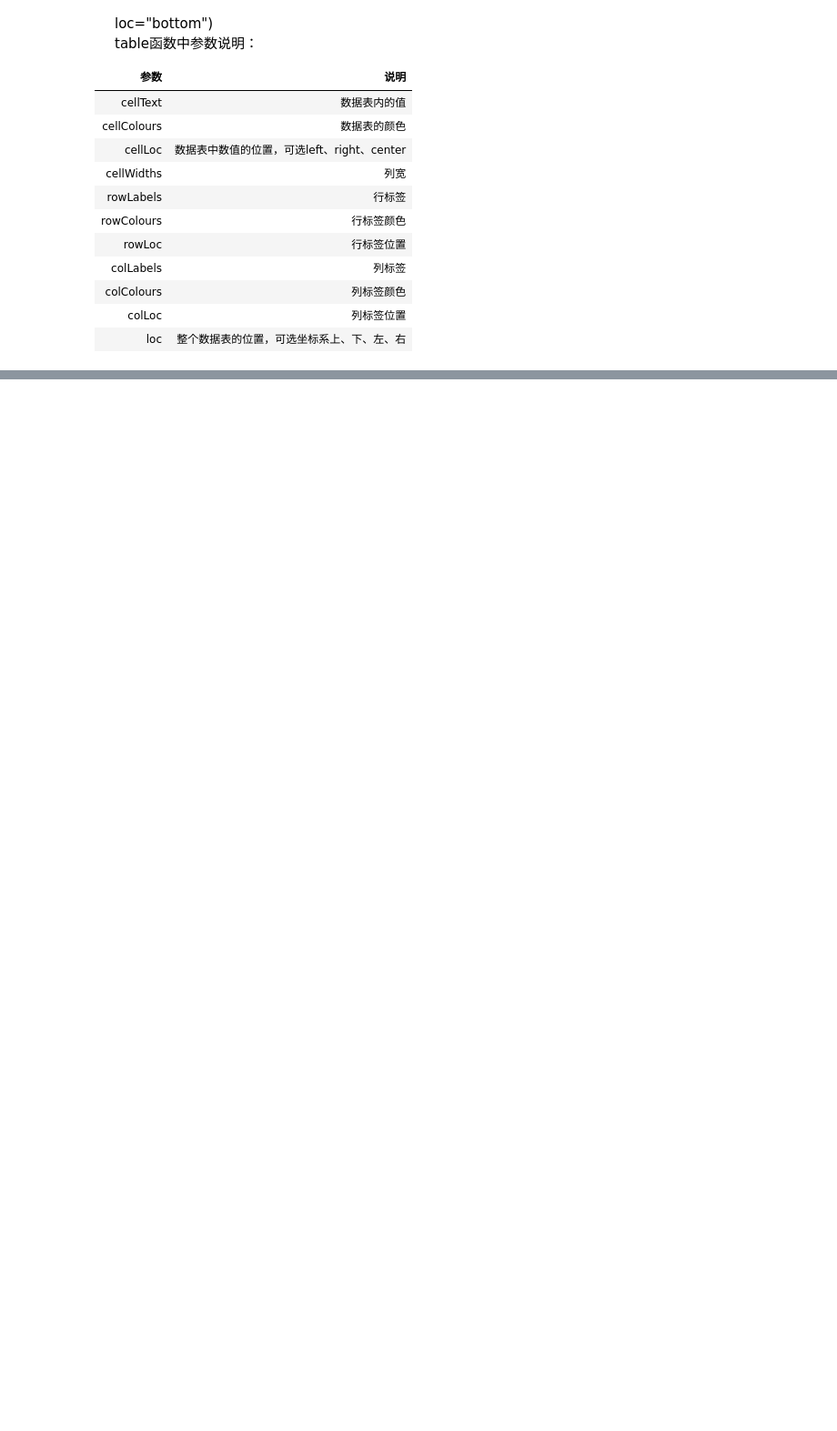
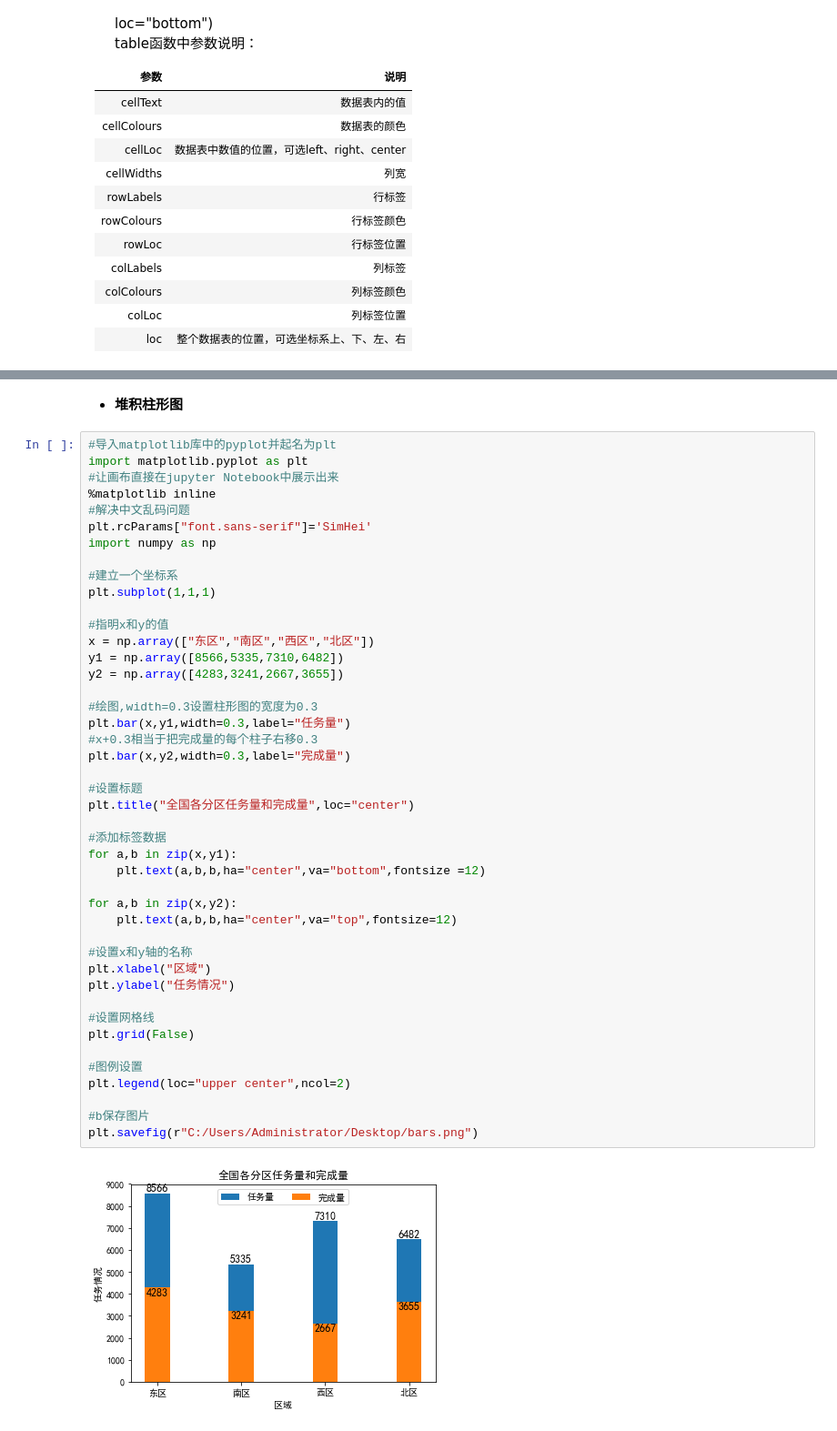
Before and after one commit to xmaniu/Excel-Python, a Jupyter notebook: Code/Chapter13.ipynb, the cells around one changed output, grey strips where cells are left out. Shown at 91% size. Drawn from its saved outputs; the diff is of its cells as text; blank space fills up the shorter version.

```diff
--- a/Code/Chapter13.ipynb
+++ b/Code/Chapter13.ipynb
@@ -446,0 +580,48 @@ TypeError: ufunc 'add' did not contain a loop with signature matching types dtyp
+# %% [markdown]
+- **堆积柱形图**
+# %%
+#导入matplotlib库中的pyplot并起名为plt
+import matplotlib.pyplot as plt
+#让画布直接在jupyter Notebook中展示出来
+%matplotlib inline
+#解决中文乱码问题
+plt.rcParams["font.sans-serif"]='SimHei'
+import numpy as np
+
+#建立一个坐标系
+plt.subplot(1,1,1)
+
+#指明x和y的值
+x = np.array(["东区","南区","西区","北区"])
+y1 = np.array([8566,5335,7310,6482])
+y2 = np.array([4283,3241,2667,3655])
+
+#绘图,width=0.3设置柱形图的宽度为0.3
+plt.bar(x,y1,width=0.3,label="任务量")
+#x+0.3相当于把完成量的每个柱子右移0.3
+plt.bar(x,y2,width=0.3,label="完成量")
+
+#设置标题
+plt.title("全国各分区任务量和完成量",loc="center")
+
+#添加标签数据
+for a,b in zip(x,y1):
+    plt.text(a,b,b,ha="center",va="bottom",fontsize =12)
+
+for a,b in zip(x,y2):
+    plt.text(a,b,b,ha="center",va="top",fontsize=12)
+
+#设置x和y轴的名称
+plt.xlabel("区域")
+plt.ylabel("任务情况")
+
+#设置网格线
+plt.grid(False)
+
+#图例设置
+plt.legend(loc="upper center",ncol=2)
+
+#b保存图片
+plt.savefig(r"C:/Users/Administrator/Desktop/bars.png")
+# %% [output]
+[figure, added]
```
Also changed, not shown: parts of 28 cells of this notebook.
